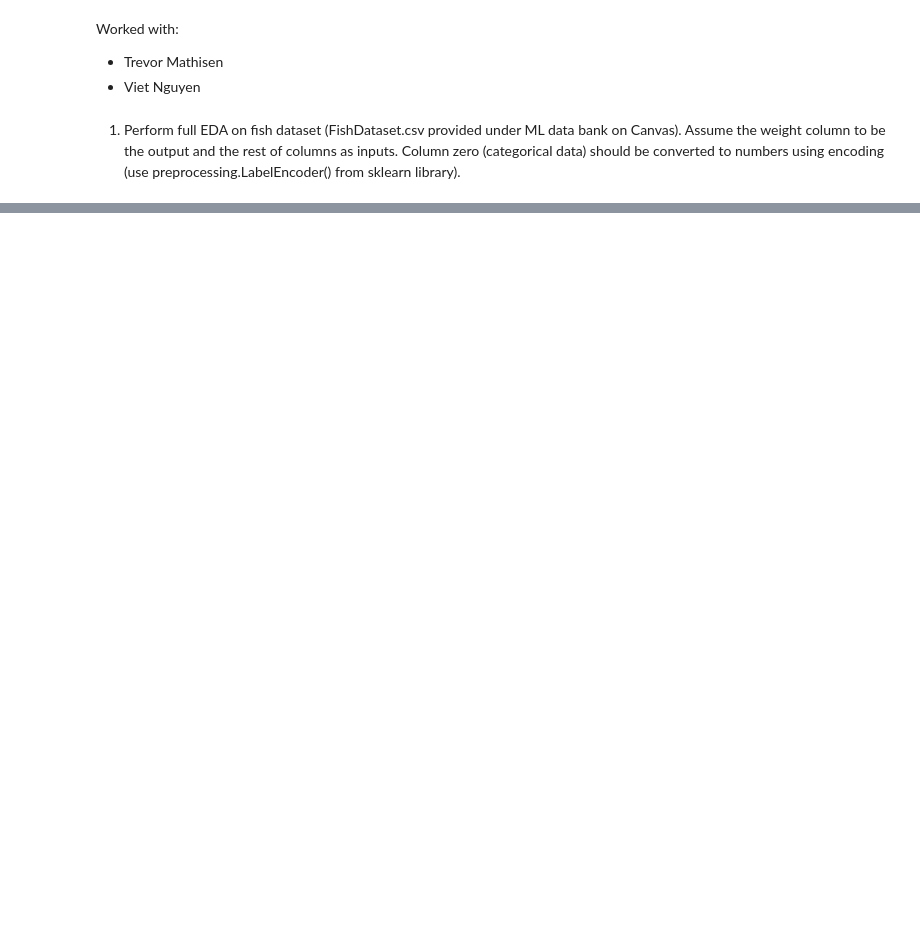
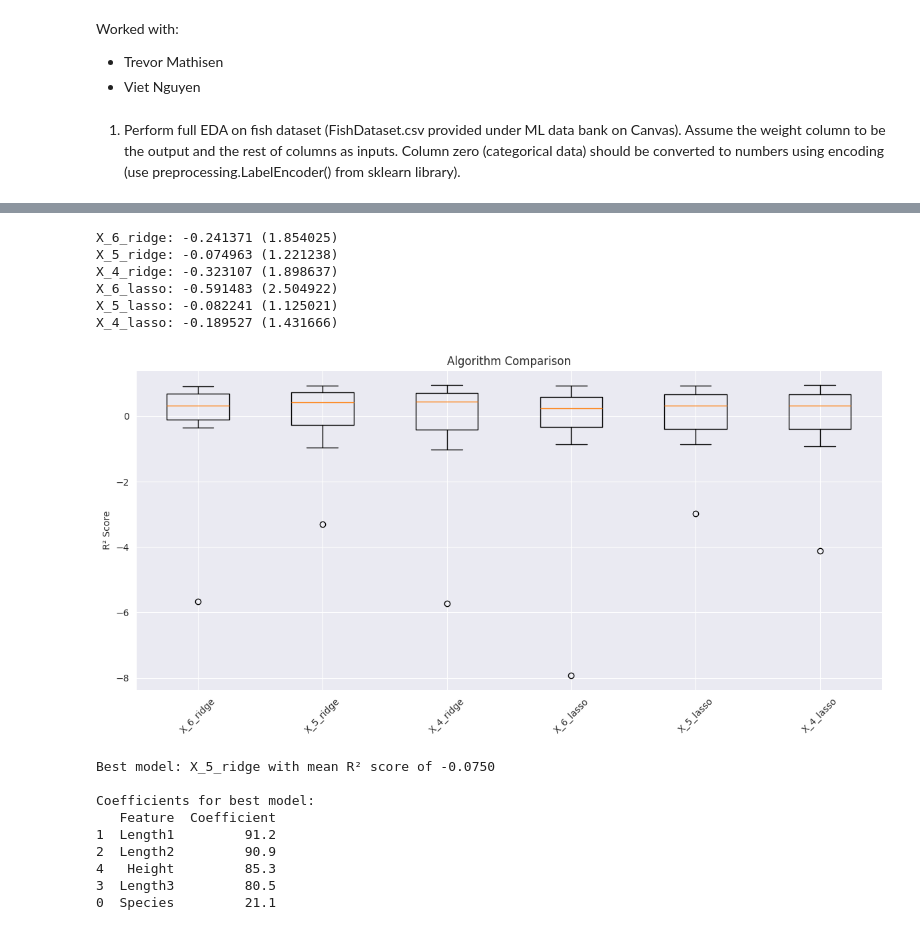
Before and after one commit to Trolann/cmpe188-assignments, a Jupyter notebook: crossValidation_assignment/crossValidation_hw_FishDataset_CMPE188.ipynb, the cells around one changed output, grey strips where cells are left out. Cells and saved outputs as stored; diff of their text form; code cells hidden in the pictures; blank space fills up the shorter version.

Commit message:
implemented crossval and determining alpha, needs analysis

```diff
--- a/crossValidation_assignment/crossValidation_hw_FishDataset_CMPE188.ipynb
+++ b/crossValidation_assignment/crossValidation_hw_FishDataset_CMPE188.ipynb
@@ -234,0 +242,17 @@ Lowest number of features within 1% of best score: 2
+# %%
+# Find best alphas for each feature set and model type
+ridge_alpha_6 = find_best_alpha(X_6, Y1, 'ridge')
+ridge_alpha_5 = find_best_alpha(X_5, Y1, 'ridge')
+ridge_alpha_4 = find_best_alpha(X_4, Y1, 'ridge')
+
+lasso_alpha_6 = find_best_alpha(X_6, Y1, 'lasso')
+lasso_alpha_5 = find_best_alpha(X_5, Y1, 'lasso')
+lasso_alpha_4 = find_best_alpha(X_4, Y1, 'lasso')
+
+# Print best alpha values
+print(f"Best Ridge alpha for 6 features: {ridge_alpha_6}")
+print(f"Best Ridge alpha for 5 features: {ridge_alpha_5}")
+print(f"Best Ridge alpha for 4 features: {ridge_alpha_4}")
+print(f"Best Lasso alpha for 6 features: {lasso_alpha_6}")
+print(f"Best Lasso alpha for 5 features: {lasso_alpha_5}")
+print(f"Best Lasso alpha for 4 features: {lasso_alpha_4}")
@@ -234,0 +277,58 @@ Lowest number of features within 1% of best score: 2
+# %%
+models.clear()
+models.append(('X_6_ridge', Ridge(alpha=ridge_alpha_6, max_iter=10000, tol=0.001), X_6))
+models.append(('X_5_ridge', Ridge(alpha=ridge_alpha_5, max_iter=10000, tol=0.001), X_5))
+models.append(('X_4_ridge', Ridge(alpha=ridge_alpha_4, max_iter=10000, tol=0.001), X_4))
+models.append(('X_6_lasso', Lasso(alpha=lasso_alpha_6, max_iter=50000, tol=0.001, warm_start=True), X_6))
+models.append(('X_5_lasso', Lasso(alpha=lasso_alpha_5, max_iter=50000, tol=0.001, warm_start=True), X_5))
+models.append(('X_4_lasso', Lasso(alpha=lasso_alpha_4, max_iter=50000, tol=0.001, warm_start=True), X_4))
+results = []
+names = []
+
+scoring = 'r2'
+kfold = KFold(n_splits=10)
+
+for name, model, X_data in models:
+    cv_results = cross_val_score(model, X_data, Y1, cv=kfold, scoring=scoring)
+    results.append(cv_results)
+    names.append(name)
+    msg = "%s: %f (%f)" % (name, cv_results.mean(), cv_results.std())
+    print(msg)
+
+# Create boxplot for model comparison
+plt.figure(figsize=(12, 6))
+plt.title('Algorithm Comparison')
+plt.boxplot(results)
+plt.xticks(range(1, len(names) + 1), names, rotation=45)
+plt.ylabel('R² Score')
+plt.tight_layout()
+plt.show()
+
+means = [mean(result) for result in results]
+
+best_model_index = means.index(max(means))
+best_model_name, best_model, best_X = models[best_model_index]
+
+print(f"\nBest model: {best_model_name} with mean R² score of {max(means):.4f}")
+best_model.fit(best_X, Y1)
+
+coefs = pd.DataFrame({'Feature': best_X.columns, 'Coefficient': best_model.coef_})
+print("\nCoefficients for best model:")
+print(coefs.sort_values('Coefficient', ascending=False))
+# %% [output]
+X_6_ridge: -0.241371 (1.854025)
+X_5_ridge: -0.074963 (1.221238)
+X_4_ridge: -0.323107 (1.898637)
+X_6_lasso: -0.591483 (2.504922)
+X_5_lasso: -0.082241 (1.125021)
+X_4_lasso: -0.189527 (1.431666)
+[figure, added]
+Best model: X_5_ridge with mean R² score of -0.0750
+
+Coefficients for best model:
+   Feature  Coefficient
+1  Length1         91.2
+2  Length2         90.9
+4   Height         85.3
+3  Length3         80.5
+0  Species         21.1
```
Also changed, not shown: parts of 15 cells of this notebook.
